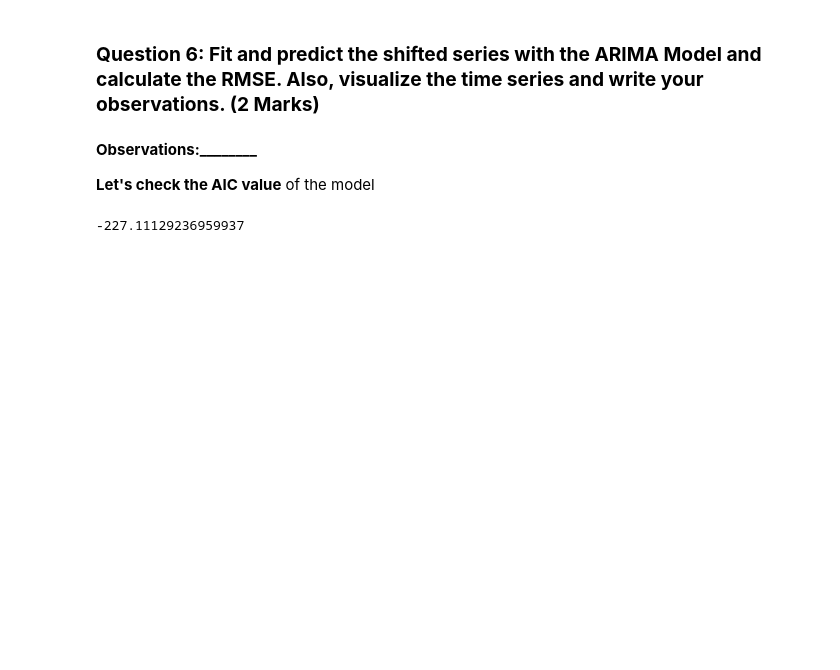
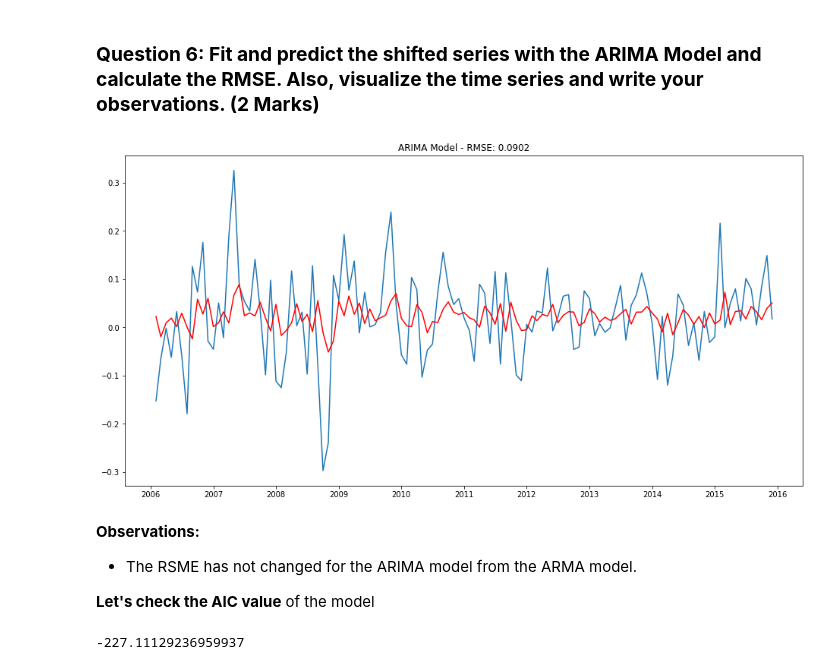
Before and after one commit to mariyaeggs/MIT_AI, a Jupyter notebook: Learner_Notebook_Project_Time_Series.ipynb, the cells around one changed output. Saved outputs shown, nothing was run; the diff lists cells and outputs as text; code cells hidden in the pictures; blank space fills up the shorter version.

```diff
--- a/Learner_Notebook_Project_Time_Series.ipynb
+++ b/Learner_Notebook_Project_Time_Series.ipynb
@@ -421,15 +438,18 @@ We will be using an **ARIMA Model with p=1, d=1, & q=1**.
 # %%
 from statsmodels.tsa.arima_model import ARIMA
 
 plt.figure(figsize=(16,8))
-model_ARIMA = ________________ #Using p=1, d=1, q=1 and apply ARIMA function on df_log series
-results_ARIMA = ___________________ #fit the model
-plt.plot(___________)
-plt.plot(________________, color='red')
+model_ARIMA = ARIMA(df_log, order=(1,1,1)) #Using p=1, d=1, q=1 and apply ARIMA function on df_log series
+results_ARIMA = model_ARIMA.fit() #fit the model
+plt.plot(df_shift)
+plt.plot(results_ARIMA.fittedvalues, color='red')
 plt.title('ARIMA Model - RMSE: %.4f'% mean_squared_error(results_ARIMA.fittedvalues,df_shift['close'], squared=False))
 plt.show()
+# %% [output]
+[figure, added]
 # %% [markdown]
-**Observations:________**
+**Observations:**
+- The RSME has not changed for the ARIMA model from the ARMA model.
 
 **Let's check the AIC value** of the model
 # %%
```
Also changed, not shown: parts of 13 cells of this notebook.
